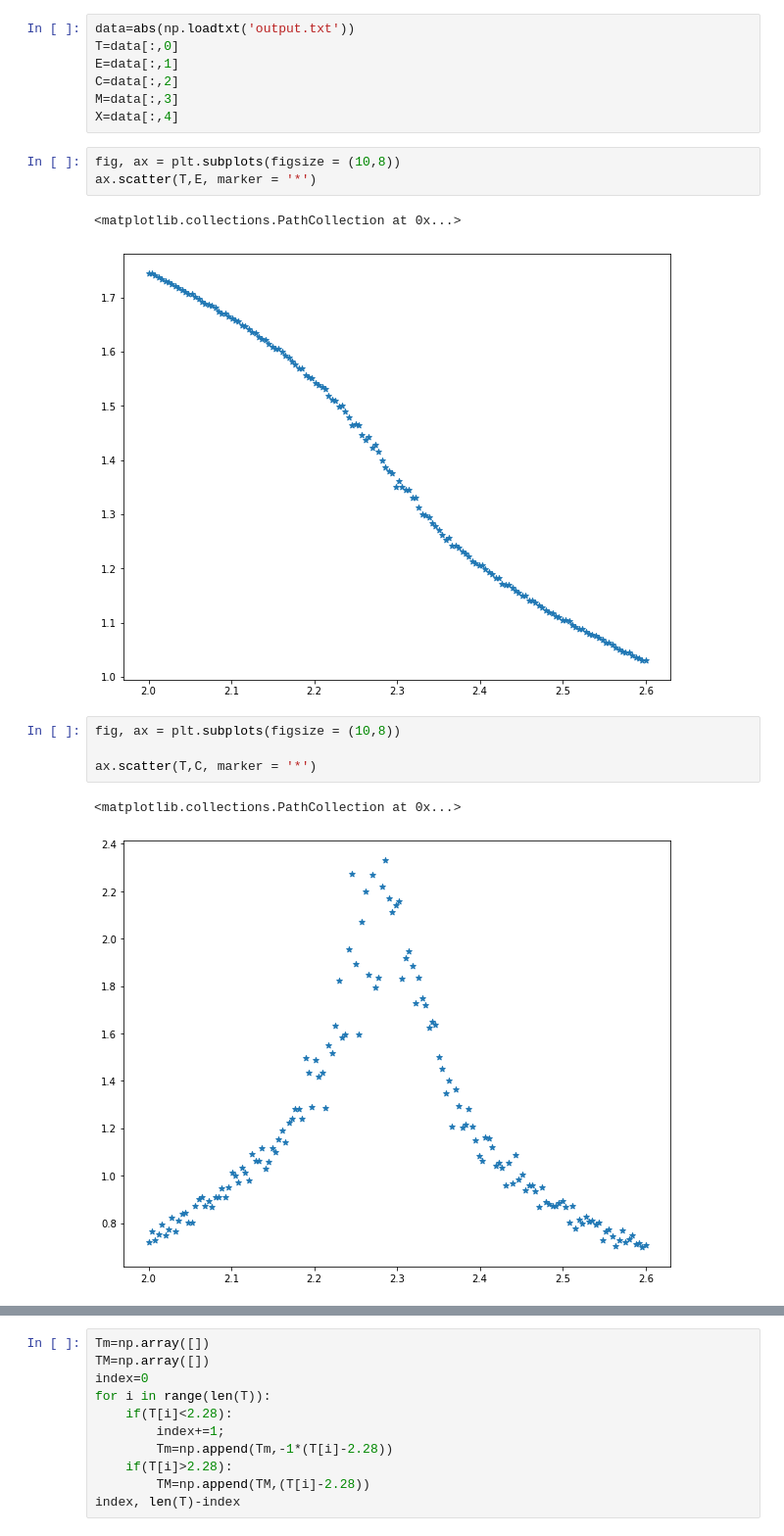
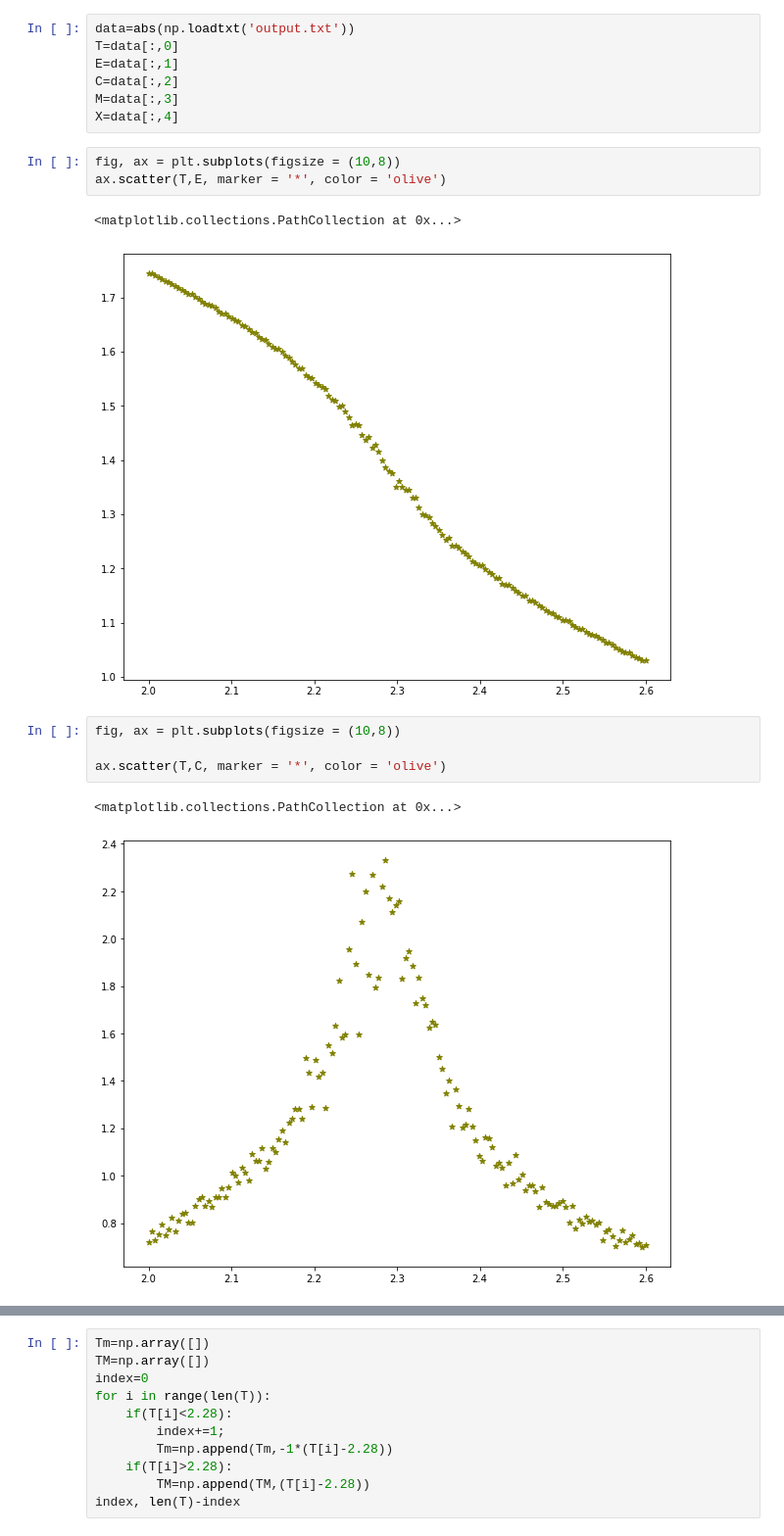
Before and after one commit to rmorantovar/My_Repository, a Jupyter notebook: Lectures/Ad_Stat_Phys_2017/Ising_model/Graphs.ipynb, the cells around one changed output, grey strips where cells are left out. Shown at 98% size. Saved outputs shown, nothing was run; the diff lists cells and outputs as text.

```diff
--- a/Lectures/Ad_Stat_Phys_2017/Ising_model/Graphs.ipynb
+++ b/Lectures/Ad_Stat_Phys_2017/Ising_model/Graphs.ipynb
@@ -10,17 +13,17 @@ M=data[:,3]
 X=data[:,4]
 # %%
 fig, ax = plt.subplots(figsize = (10,8))
-ax.scatter(T,E, marker = '*')
+ax.scatter(T,E, marker = '*', color = 'olive')
 # %% [output]
 <matplotlib.collections.PathCollection at 0x...>
-[figure, old version]
+[figure, new version]
 # %%
 fig, ax = plt.subplots(figsize = (10,8))
 
-ax.scatter(T,C, marker = '*')
+ax.scatter(T,C, marker = '*', color = 'olive')
 # %% [output]
 <matplotlib.collections.PathCollection at 0x...>
-[figure, old version]
+[figure, new version]
 # %%
 fig, ax = plt.subplots(figsize = (10,8))
 
```
Also changed, not shown: parts of 3 cells of this notebook.
